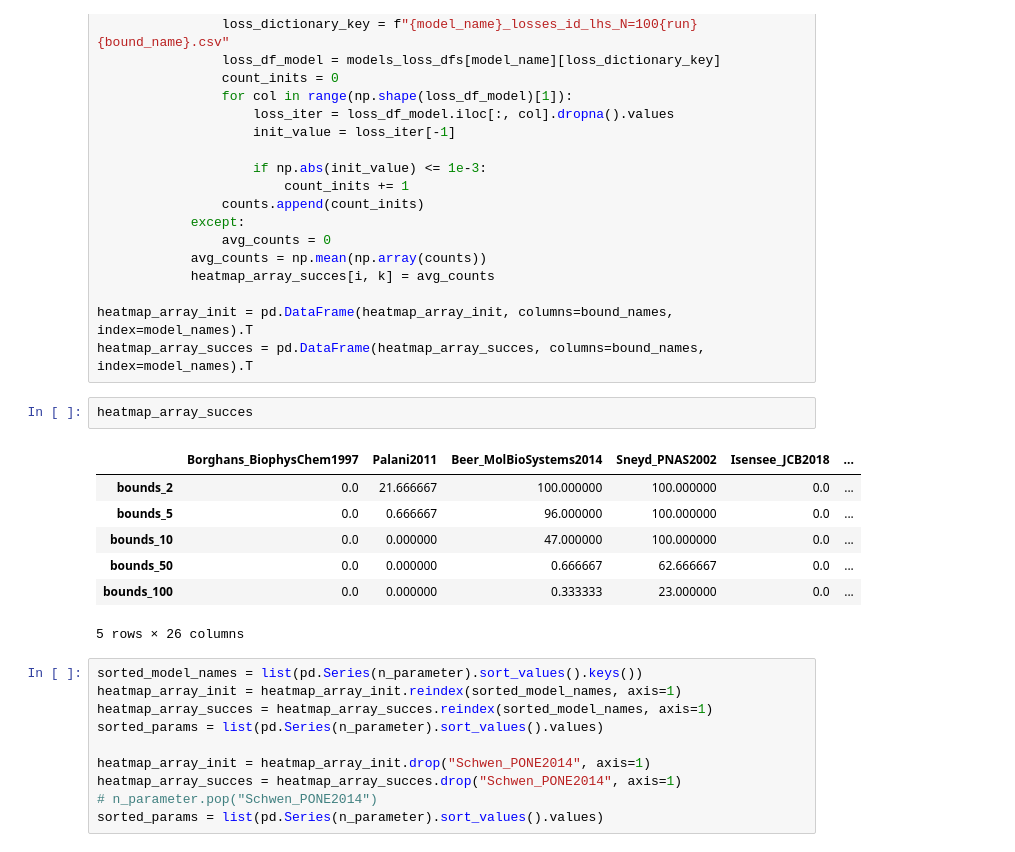
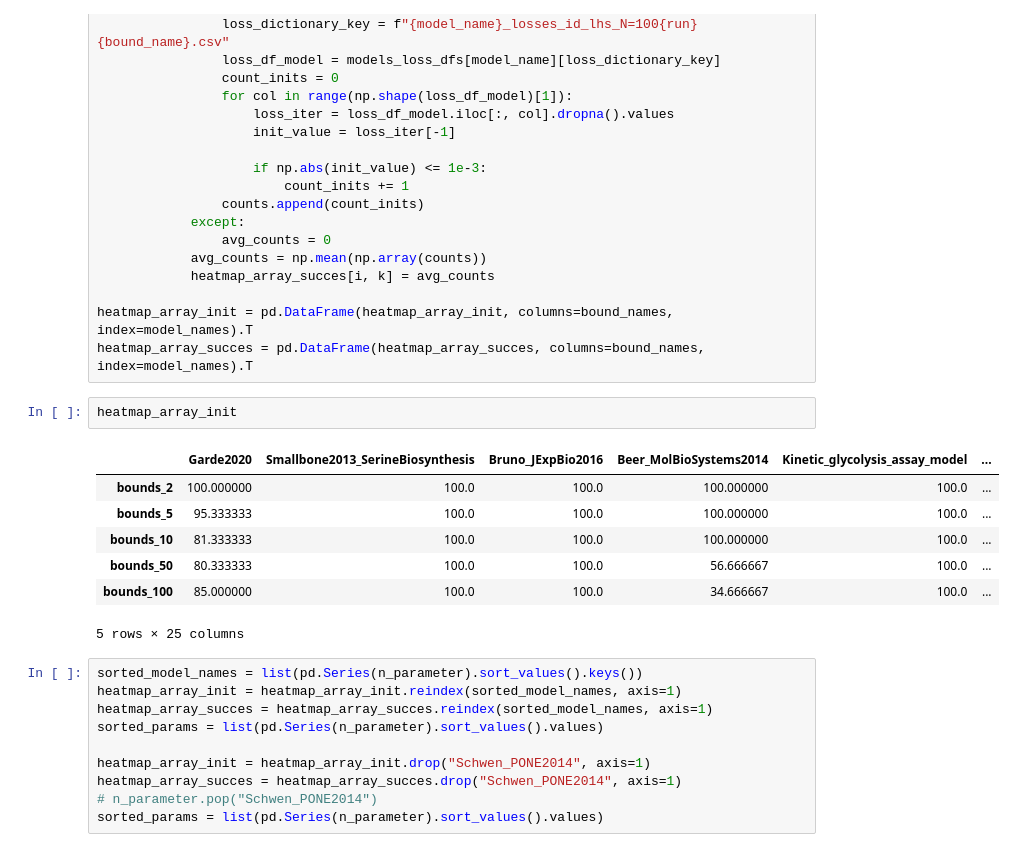
Before and after one commit to mahdi-shafiei/jaxkineticmodel, a Jupyter notebook: scripts/experiments/Fig2ABC_parameterization_analysis_SBML.ipynb, the cells around one changed output. Saved outputs shown, nothing was run; the diff lists cells and outputs as text.

```diff
--- a/scripts/experiments/Fig2ABC_parameterization_analysis_SBML.ipynb
+++ b/scripts/experiments/Fig2ABC_parameterization_analysis_SBML.ipynb
@@ -305,16 +300,16 @@ for i, model_name in enumerate(model_names):
 
 heatmap_array_init = pd.DataFrame(heatmap_array_init, columns=bound_names, index=model_names).T
 heatmap_array_succes = pd.DataFrame(heatmap_array_succes, columns=bound_names, index=model_names).T
-# %%
-heatmap_array_succes
-# %% [output]
-|  | Borghans_BiophysChem1997 | Palani2011 | Beer_MolBioSystems2014 | Sneyd_PNAS2002 | Isensee_JCB2018 | ... |
-| bounds_2 | 0.0 | 21.666667 | 100.000000 | 100.000000 | 0.0 | ... |
-| bounds_5 | 0.0 | 0.666667 | 96.000000 | 100.000000 | 0.0 | ... |
-| bounds_10 | 0.0 | 0.000000 | 47.000000 | 100.000000 | 0.0 | ... |
-| bounds_50 | 0.0 | 0.000000 | 0.666667 | 62.666667 | 0.0 | ... |
-| bounds_100 | 0.0 | 0.000000 | 0.333333 | 23.000000 | 0.0 | ... |
-5 rows × 26 columns
+# %%
+heatmap_array_init
+# %% [output]
+|  | Garde2020 | Smallbone2013_SerineBiosynthesis | Bruno_JExpBio2016 | Beer_MolBioSystems2014 | Kinetic_glycolysis_assay_model | ... |
+| bounds_2 | 100.000000 | 100.0 | 100.0 | 100.000000 | 100.0 | ... |
+| bounds_5 | 95.333333 | 100.0 | 100.0 | 100.000000 | 100.0 | ... |
+| bounds_10 | 81.333333 | 100.0 | 100.0 | 100.000000 | 100.0 | ... |
+| bounds_50 | 80.333333 | 100.0 | 100.0 | 56.666667 | 100.0 | ... |
+| bounds_100 | 85.000000 | 100.0 | 100.0 | 34.666667 | 100.0 | ... |
+5 rows × 25 columns
 # %%
 sorted_model_names = list(pd.Series(n_parameter).sort_values().keys())
 heatmap_array_init = heatmap_array_init.reindex(sorted_model_names, axis=1)
```
Also changed, not shown: parts of 5 cells of this notebook, 3 other files.
